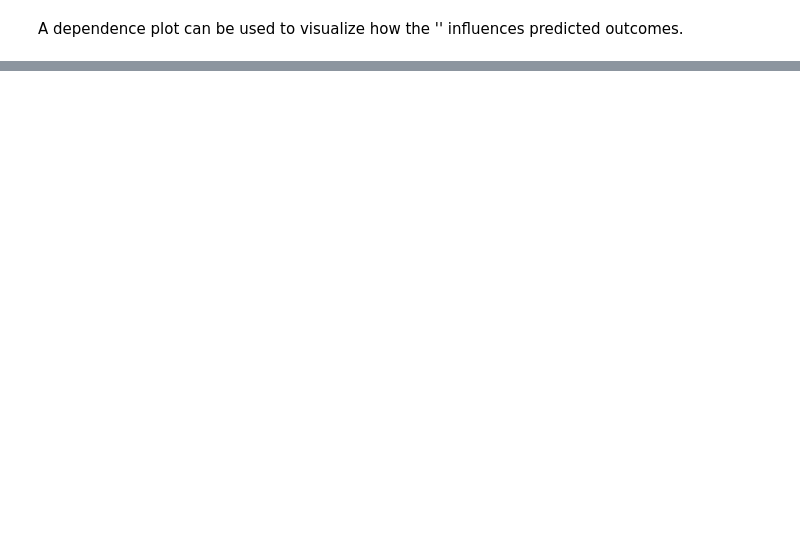
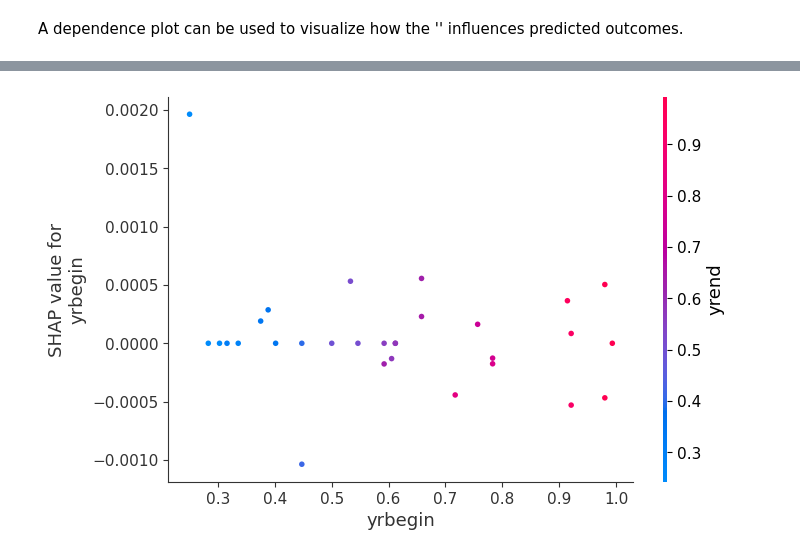
Before and after one commit to ShuaiZhao1/Analysing-Political-Executives-With-AI-data-processing, a Jupyter notebook: Notebooks/3-modeling.ipynb, the cells around one changed output, grey strips where cells are left out. Cells and saved outputs as stored; diff of their text form; code cells hidden in the pictures; blank space fills up the shorter version.

```diff
--- a/Notebooks/3-modeling.ipynb
+++ b/Notebooks/3-modeling.ipynb
@@ -391,0 +355,6 @@ A dependence plot can be used to visualize how the '' influences predicted outco
+# %%
+
+
+shap.dependence_plot("yrbegin", shap_values, X_train.iloc[0:N_VAL,:])
+# %% [output]
+[figure, added]
```
Also changed, not shown: parts of 7 cells of this notebook, 7 other files.
